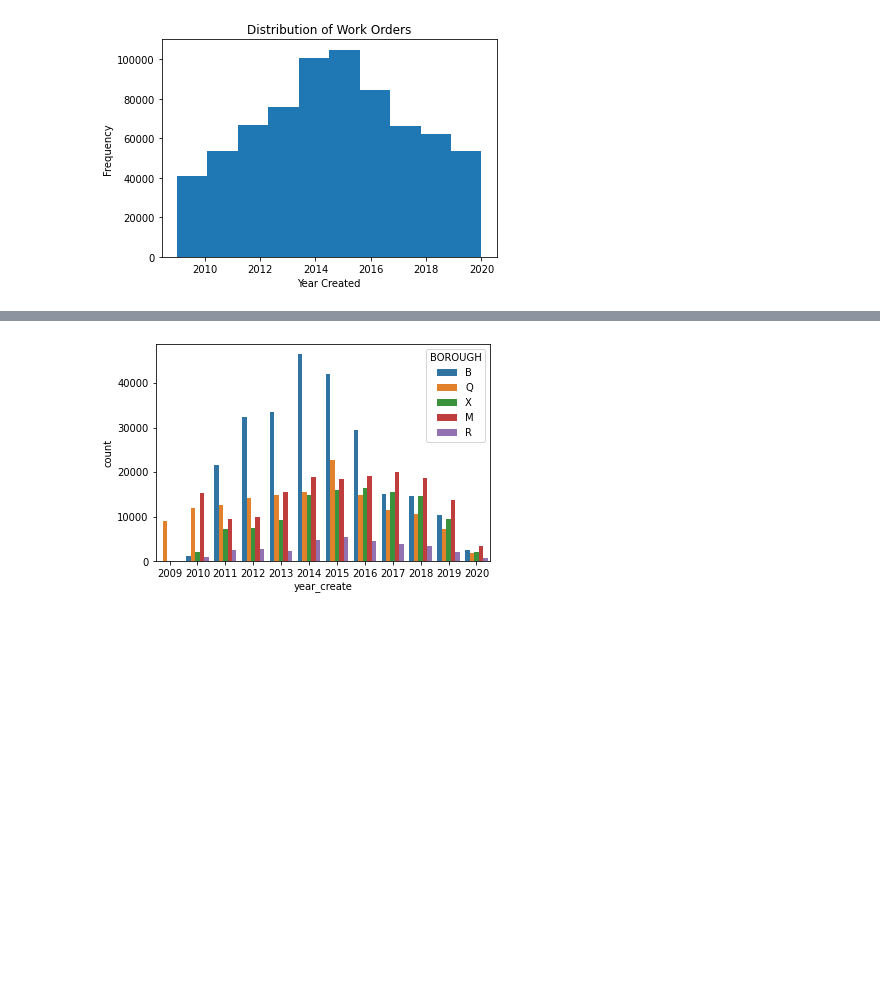
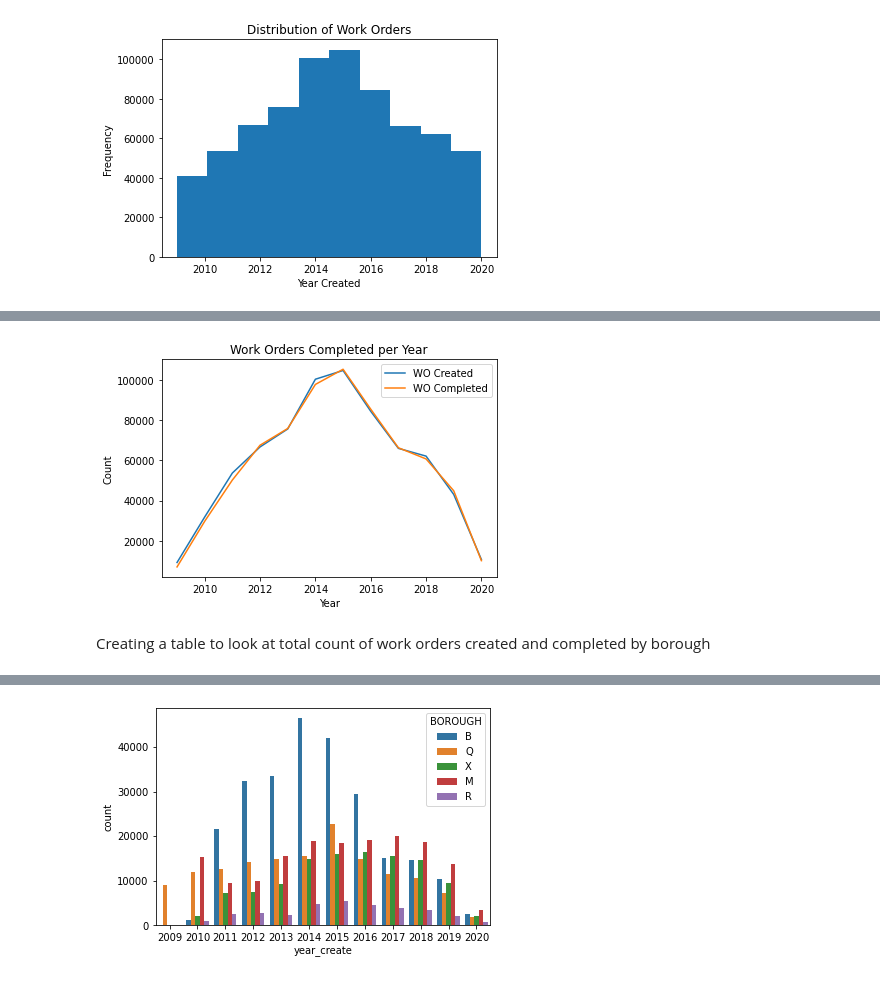
Before and after one commit to RitaRitaIsOOO/Parks_WO_Analysis, a Jupyter notebook: parks_wo.ipynb, the cells around one changed output, grey strips where cells are left out. Saved outputs shown, nothing was run; the diff lists cells and outputs as text; code cells hidden in the pictures; blank space fills up the shorter version.

```diff
--- a/parks_wo.ipynb
+++ b/parks_wo.ipynb
@@ -197,0 +268,7 @@ Name: year_create, dtype: int64
+# %%
+created_year = dpr_wo_final.groupby('year_create')['EVT_CODE'].count().rename('WO Created')
+completed_year = dpr_wo_final.groupby('year_completed')['EVT_CODE'].count().rename('WO Completed')
+percent_complete = (completed_year/created_year*100).rename('Percent Completed')
+
+tot_wo_per_year = pd.concat([created_year,completed_year,percent_complete], axis=1)
+tot_wo_per_year.round()
@@ -197,0 +289,18 @@ Name: year_create, dtype: int64
+# %%
+tot_wo_count_per_year = pd.concat([created_year,completed_year], axis=1)
+tot_wo_count_per_year.round()
+
+tot_wo_count_per_year.plot()
+
+# Add a title
+plt.title('Work Orders Completed per Year')
+
+# Add x- and y-axis labels
+plt.xlabel('Year')
+plt.ylabel('Count')
+
+plt.show()
+# %% [output]
+[figure, added]
+# %% [markdown]
+Creating a table to look at total count of work orders created and completed by borough
```
Also changed, not shown: parts of 51 cells of this notebook.
